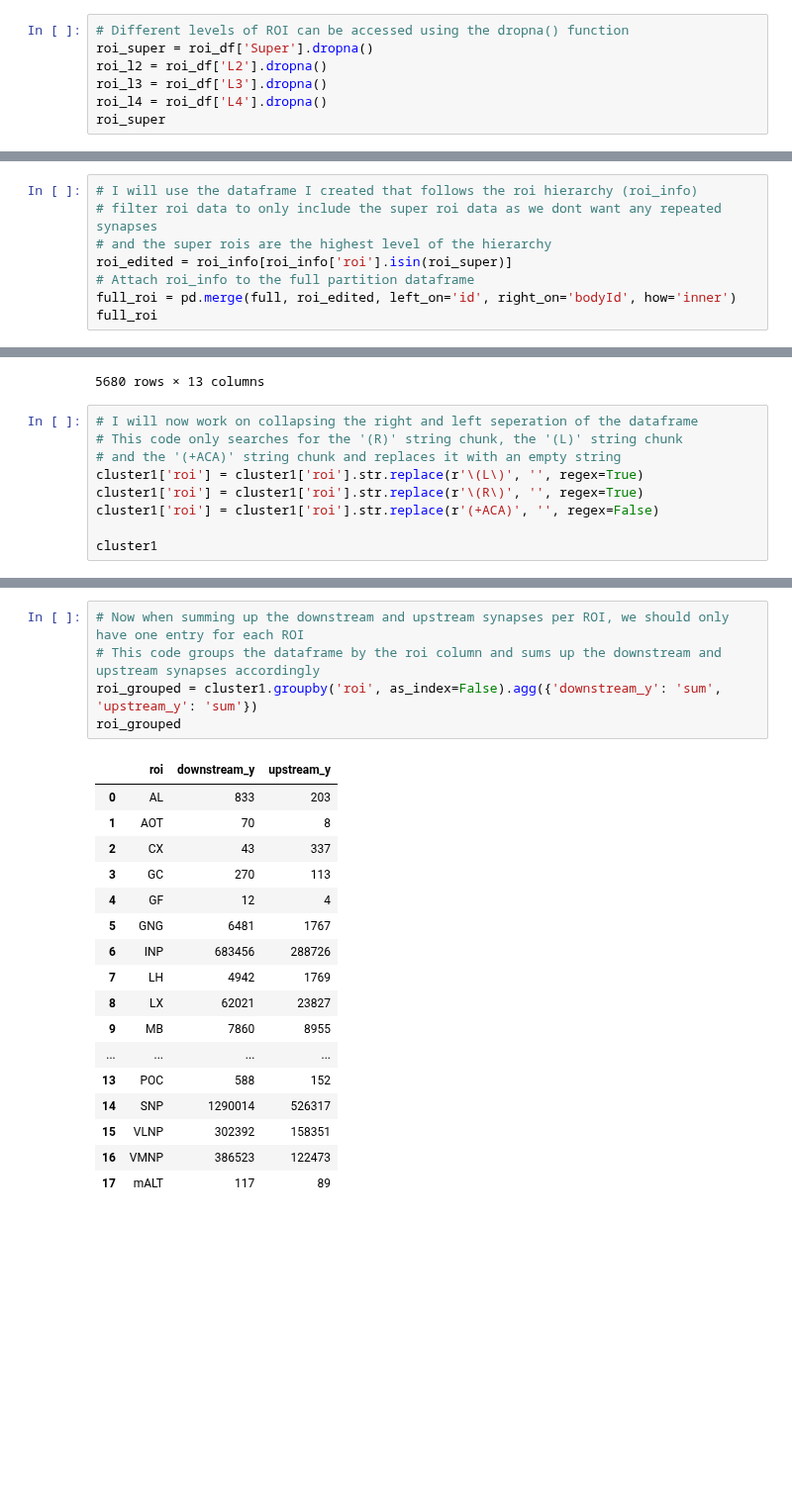
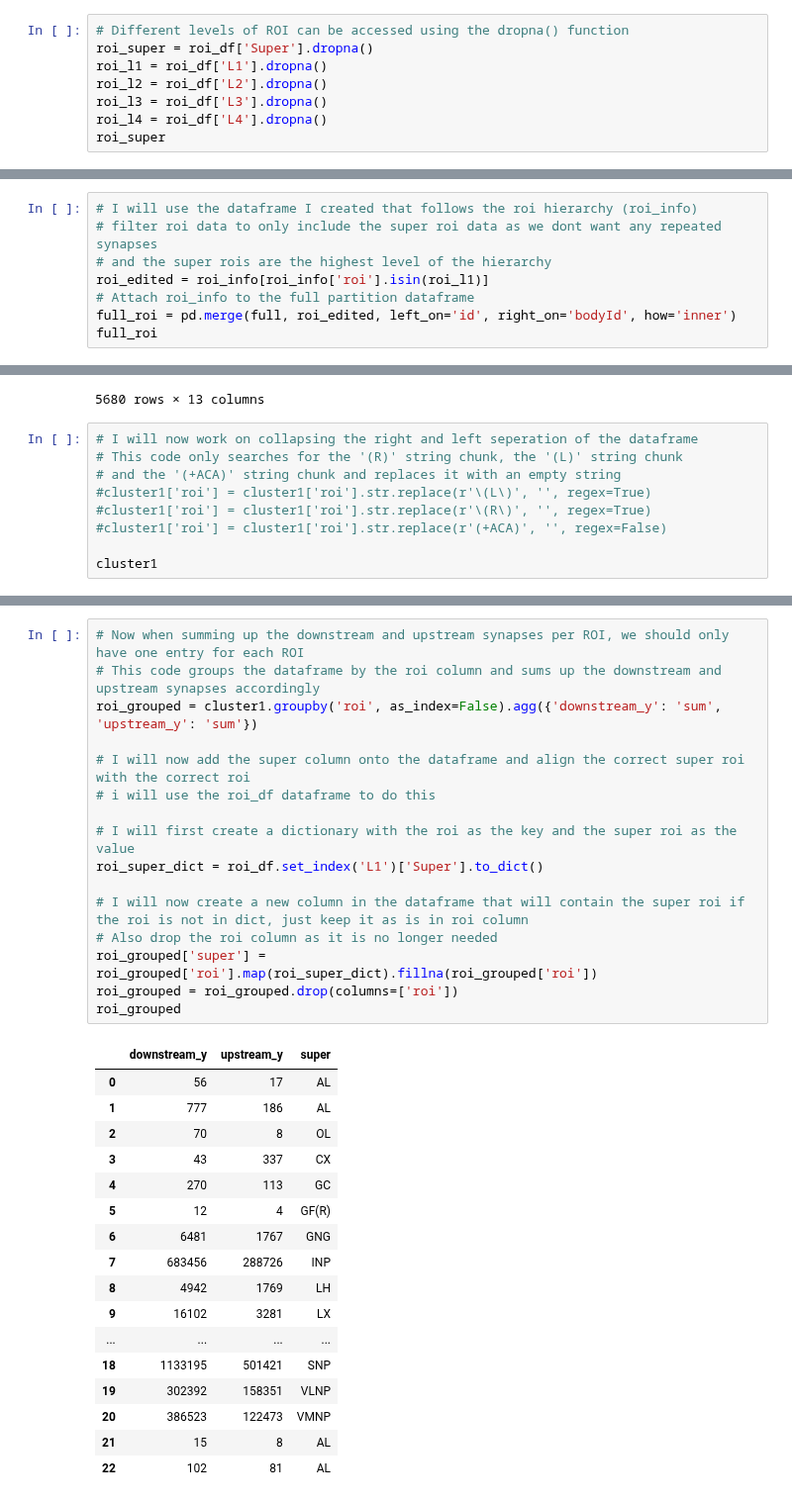
Before and after one commit to RhessaWL/flybrain-clustering, a Jupyter notebook: get_piechart.ipynb, the cells around one changed output, grey strips where cells are left out. Shown at 99% size. Cells and saved outputs as stored; diff of their text form; blank space fills up the shorter version.

```diff
--- a/get_piechart.ipynb
+++ b/get_piechart.ipynb
@@ -78,6 +78,7 @@ roi_df
 # %%
 # Different levels of ROI can be accessed using the dropna() function
 roi_super = roi_df['Super'].dropna()
+roi_l1 = roi_df['L1'].dropna()
 roi_l2 = roi_df['L2'].dropna()
 roi_l3 = roi_df['L3'].dropna()
 roi_l4 = roi_df['L4'].dropna()
@@ -371,7 +365,7 @@ roi_info[roi_info['bodyId']==642723975]
 # I will use the dataframe I created that follows the roi hierarchy (roi_info)
 # filter roi data to only include the super roi data as we dont want any repeated synapses
 # and the super rois are the highest level of the hierarchy
-roi_edited = roi_info[roi_info['roi'].isin(roi_super)]
+roi_edited = roi_info[roi_info['roi'].isin(roi_l1)]
 # Attach roi_info to the full partition dataframe
 full_roi = pd.merge(full, roi_edited, left_on='id', right_on='bodyId', how='inner')
 full_roi
@@ -426,9 +420,9 @@ cluster1
 # I will now work on collapsing the right and left seperation of the dataframe
 # This code only searches for the '(R)' string chunk, the '(L)' string chunk
 # and the '(+ACA)' string chunk and replaces it with an empty string
-cluster1['roi'] = cluster1['roi'].str.replace(r'\(L\)', '', regex=True)
-cluster1['roi'] = cluster1['roi'].str.replace(r'\(R\)', '', regex=True)
-cluster1['roi'] = cluster1['roi'].str.replace(r'(+ACA)', '', regex=False)
+#cluster1['roi'] = cluster1['roi'].str.replace(r'\(L\)', '', regex=True)
+#cluster1['roi'] = cluster1['roi'].str.replace(r'\(R\)', '', regex=True)
+#cluster1['roi'] = cluster1['roi'].str.replace(r'(+ACA)', '', regex=False)
 
 cluster1
 # %% [output]
@@ -448,26 +442,37 @@ cluster1
 # %%
 # Now when summing up the downstream and upstream synapses per ROI, we should only have one entry for each ROI
 # This code groups the dataframe by the roi column and sums up the downstream and upstream synapses accordingly
 roi_grouped = cluster1.groupby('roi', as_index=False).agg({'downstream_y': 'sum', 'upstream_y': 'sum'})
+
+# I will now add the super column onto the dataframe and align the correct super roi with the correct roi
+# i will use the roi_df dataframe to do this
+
+# I will first create a dictionary with the roi as the key and the super roi as the value
+roi_super_dict = roi_df.set_index('L1')['Super'].to_dict()
+
+# I will now create a new column in the dataframe that will contain the super roi if the roi is not in dict, just keep it as is in roi column
+# Also drop the roi column as it is no longer needed
+roi_grouped['super'] = roi_grouped['roi'].map(roi_super_dict).fillna(roi_grouped['roi'])
+roi_grouped = roi_grouped.drop(columns=['roi'])
 roi_grouped
 # %% [output]
-|  | roi | downstream_y | upstream_y |
-| 0 | AL | 833 | 203 |
-| 1 | AOT | 70 | 8 |
-| 2 | CX | 43 | 337 |
-| 3 | GC | 270 | 113 |
-| 4 | GF | 12 | 4 |
-| 5 | GNG | 6481 | 1767 |
-| 6 | INP | 683456 | 288726 |
-| 7 | LH | 4942 | 1769 |
-| 8 | LX | 62021 | 23827 |
-| 9 | MB | 7860 | 8955 |
+|  | downstream_y | upstream_y | super |
+| 0 | 56 | 17 | AL |
+| 1 | 777 | 186 | AL |
+| 2 | 70 | 8 | OL |
+| 3 | 43 | 337 | CX |
+| 4 | 270 | 113 | GC |
+| 5 | 12 | 4 | GF(R) |
+| 6 | 6481 | 1767 | GNG |
+| 7 | 683456 | 288726 | INP |
+| 8 | 4942 | 1769 | LH |
+| 9 | 16102 | 3281 | LX |
 | ... | ... | ... | ... |
-| 13 | POC | 588 | 152 |
-| 14 | SNP | 1290014 | 526317 |
-| 15 | VLNP | 302392 | 158351 |
-| 16 | VMNP | 386523 | 122473 |
-| 17 | mALT | 117 | 89 |
+| 18 | 1133195 | 501421 | SNP |
+| 19 | 302392 | 158351 | VLNP |
+| 20 | 386523 | 122473 | VMNP |
+| 21 | 15 | 8 | AL |
+| 22 | 102 | 81 | AL |
 # %%
 # Now i want a total of the downstream and upstream synapses per ROI in a column
 roi_grouped = roi_grouped.assign(total = roi_grouped['downstream_y'] + roi_grouped['upstream_y'])
```
Also changed, not shown: parts of 15 cells of this notebook, 4 other files.
